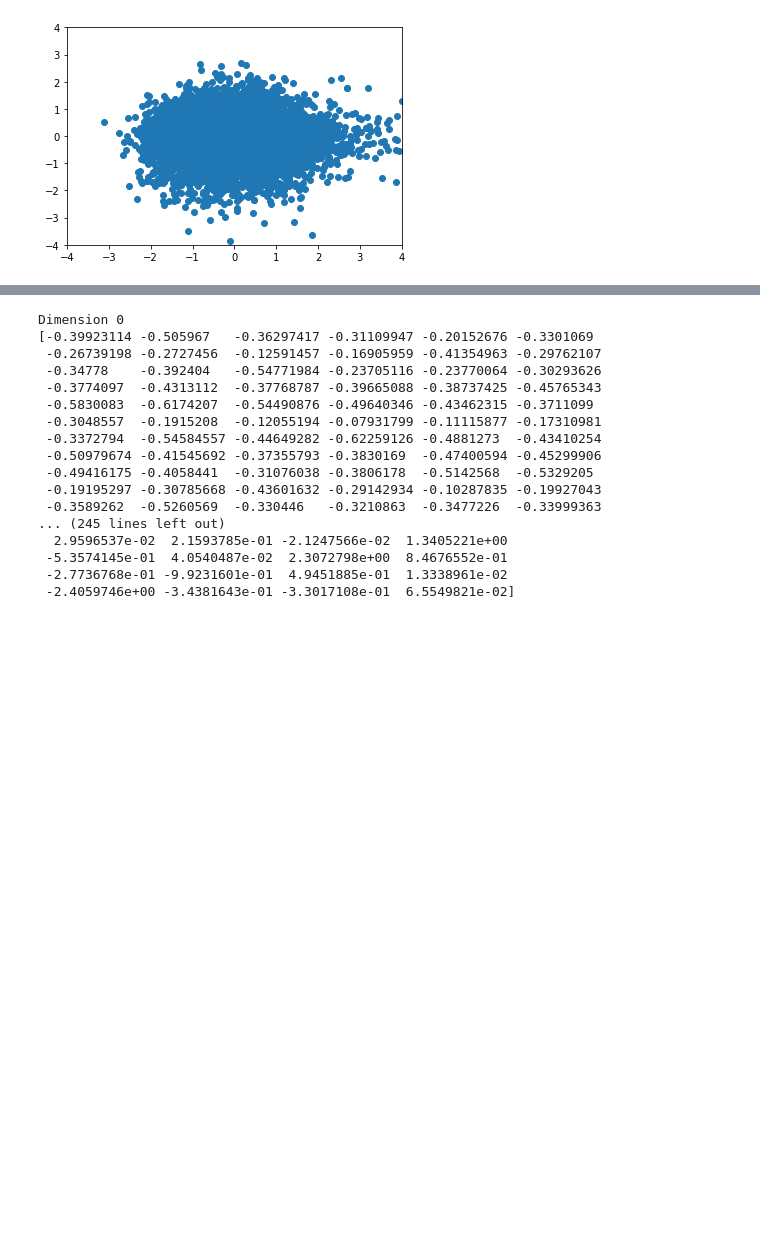
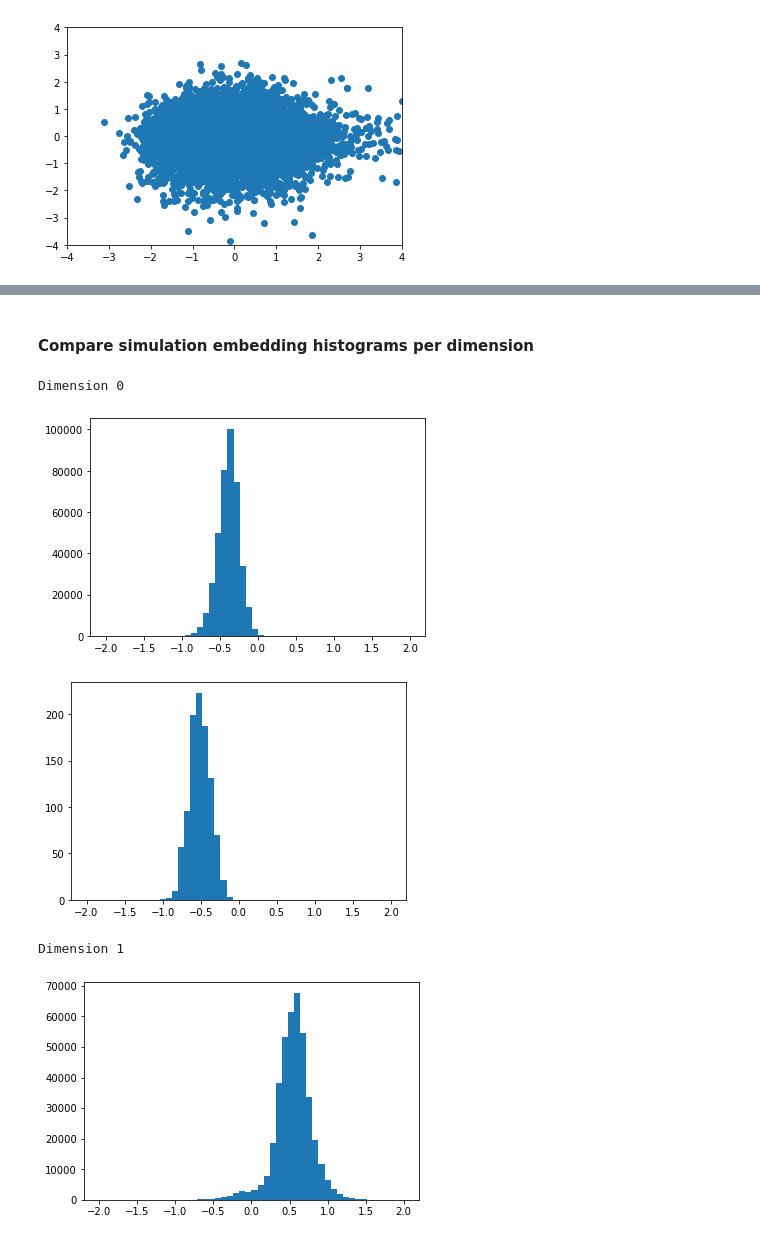
Before and after one commit to wdurno/rl-hypothesis-1, a Jupyter notebook: notebooks/cvae-analysis.ipynb, the cells around one changed output, grey strips where cells are left out. Saved outputs shown, nothing was run; the diff lists cells and outputs as text; code cells hidden in the pictures; blank space fills up the shorter version.

```diff
--- a/notebooks/cvae-analysis.ipynb
+++ b/notebooks/cvae-analysis.ipynb
@@ -113,23 +126,13 @@ for idx in range(1, cvae_embedding_sample.shape[1]):
+# %% [markdown]
+#### Compare simulation embedding histograms per dimension
 # %%
-for idx in range(cvae_embedding_sample.shape[1]):
+for idx in range(cvae_simulated_data.shape[1]):
     print('Dimension '+str(idx))
-    print(cgan_data[0][:100, idx])
-    print(cvae_embedding_sample[:100, idx])
+    hist(cgan_data[0][:, idx], range=(-2, 2))
+    hist(cvae_simulated_data[:, idx], range=(-2, 2))
 # %% [output]
 Dimension 0
-[-0.39923114 -0.505967   -0.36297417 -0.31109947 -0.20152676 -0.3301069
- -0.26739198 -0.2727456  -0.12591457 -0.16905959 -0.41354963 -0.29762107
- -0.34778    -0.392404   -0.54771984 -0.23705116 -0.23770064 -0.30293626
- -0.3774097  -0.4313112  -0.37768787 -0.39665088 -0.38737425 -0.45765343
- -0.5830083  -0.6174207  -0.54490876 -0.49640346 -0.43462315 -0.3711099
- -0.3048557  -0.1915208  -0.12055194 -0.07931799 -0.11115877 -0.17310981
- -0.3372794  -0.54584557 -0.44649282 -0.62259126 -0.4881273  -0.43410254
- -0.50979674 -0.41545692 -0.37355793 -0.3830169  -0.47400594 -0.45299906
- -0.49416175 -0.4058441  -0.31076038 -0.3806178  -0.5142568  -0.5329205
- -0.19195297 -0.30785668 -0.43601632 -0.29142934 -0.10287835 -0.19927043
- -0.3589262  -0.5260569  -0.330446   -0.3210863  -0.3477226  -0.33999363
-... (245 lines left out)
-  2.9596537e-02  2.1593785e-01 -2.1247566e-02  1.3405221e+00
- -5.3574145e-01  4.0540487e-02  2.3072798e+00  8.4676552e-01
- -2.7736768e-01 -9.9231601e-01  4.9451885e-01  1.3338961e-02
- -2.4059746e+00 -3.4381643e-01 -3.3017108e-01  6.5549821e-02]
+[figure, added]
+[figure, added]
+Dimension 1
+[figure, added]
```
Also changed, not shown: parts of 4 cells of this notebook.
